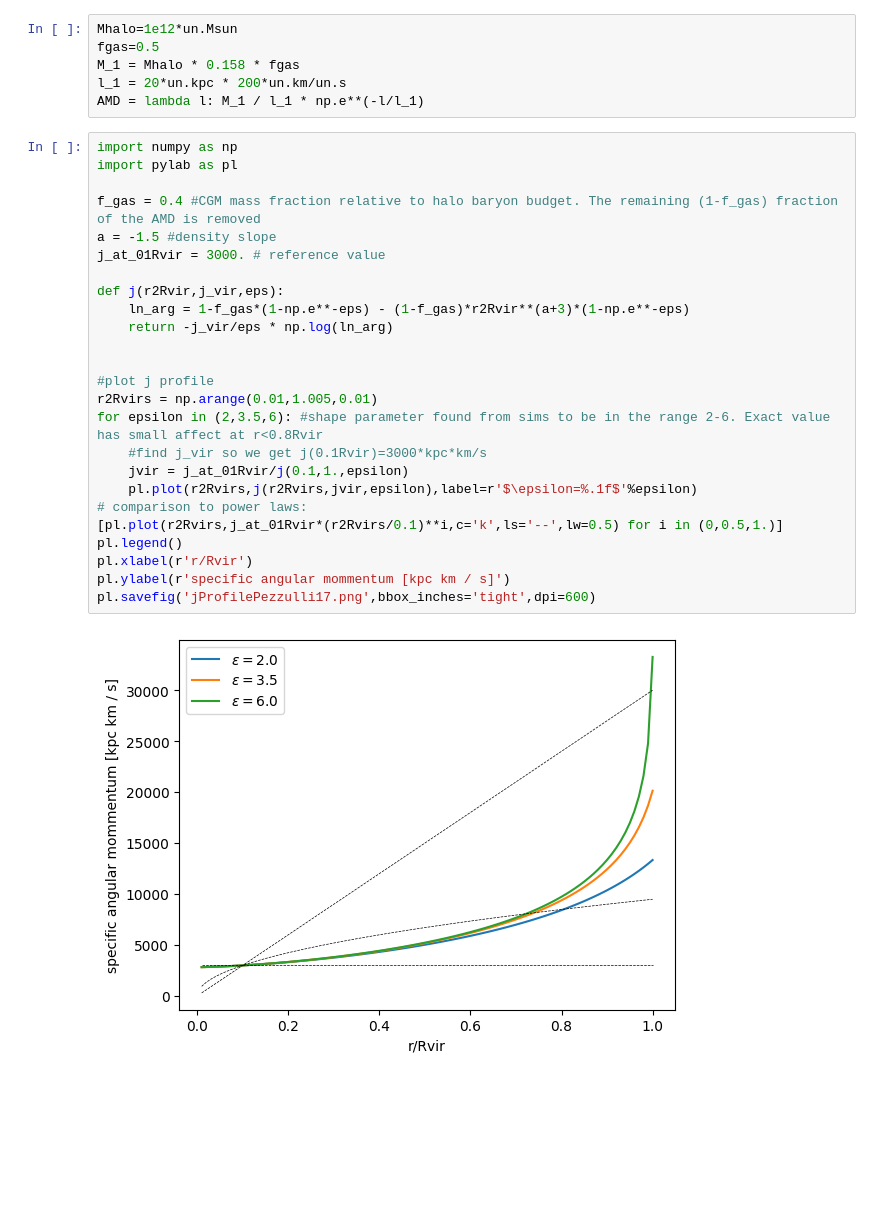
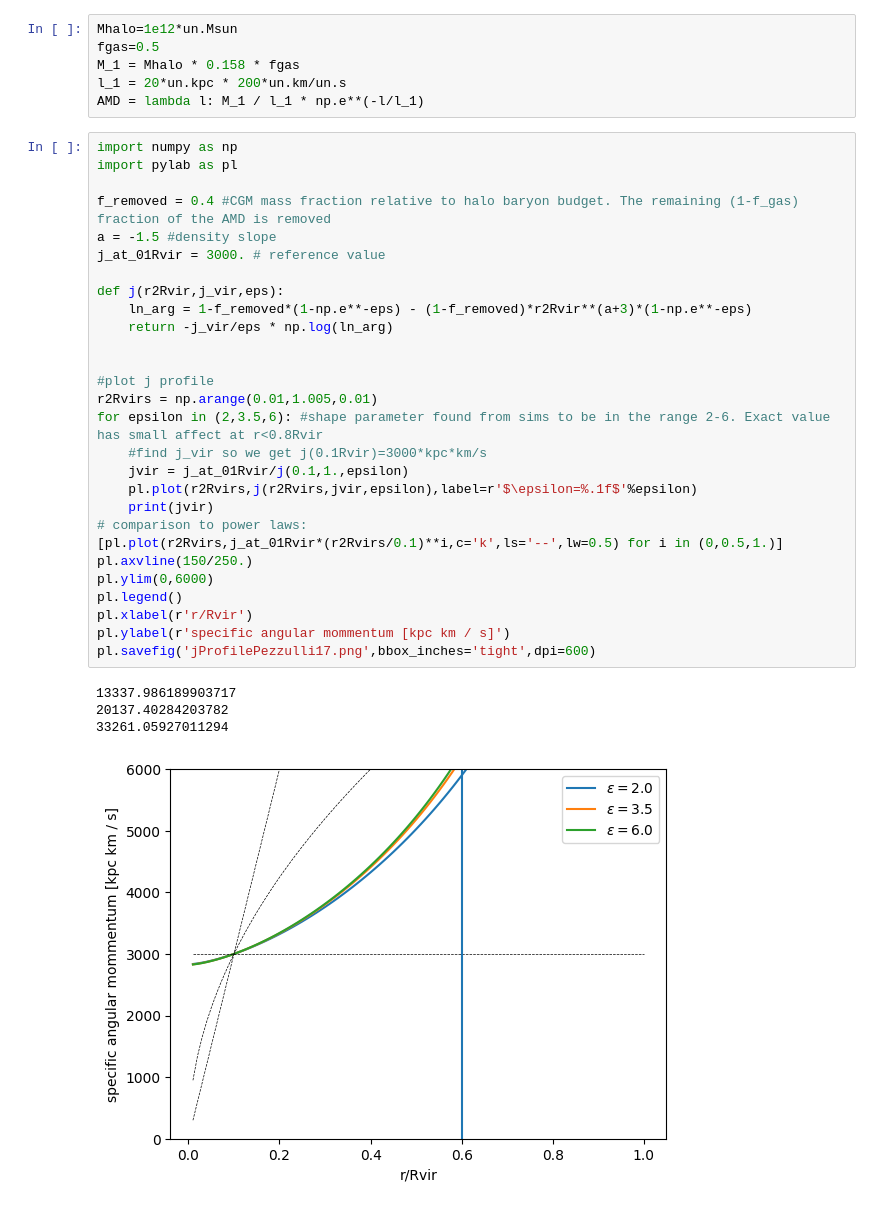
Before and after one commit to JonathanSternAstro/cgm_models, a Jupyter notebook: AMD.ipynb, the cells around one changed output. Cells and saved outputs as stored; diff of their text form; blank space fills up the shorter version.

```diff
--- a/AMD.ipynb
+++ b/AMD.ipynb
@@ -23,27 +23,33 @@ AMD = lambda l: M_1 / l_1 * np.e**(-l/l_1)
 # %%
 import numpy as np
 import pylab as pl
 
-f_gas = 0.4 #CGM mass fraction relative to halo baryon budget. The remaining (1-f_gas) fraction of the AMD is removed
+f_removed = 0.4 #CGM mass fraction relative to halo baryon budget. The remaining (1-f_gas) fraction of the AMD is removed
 a = -1.5 #density slope
 j_at_01Rvir = 3000. # reference value
 
 def j(r2Rvir,j_vir,eps):
-    ln_arg = 1-f_gas*(1-np.e**-eps) - (1-f_gas)*r2Rvir**(a+3)*(1-np.e**-eps)
+    ln_arg = 1-f_removed*(1-np.e**-eps) - (1-f_removed)*r2Rvir**(a+3)*(1-np.e**-eps)
     return -j_vir/eps * np.log(ln_arg)
 
 
 #plot j profile
 r2Rvirs = np.arange(0.01,1.005,0.01)
 for epsilon in (2,3.5,6): #shape parameter found from sims to be in the range 2-6. Exact value has small affect at r<0.8Rvir
     #find j_vir so we get j(0.1Rvir)=3000*kpc*km/s
     jvir = j_at_01Rvir/j(0.1,1.,epsilon)
     pl.plot(r2Rvirs,j(r2Rvirs,jvir,epsilon),label=r'$\epsilon=%.1f$'%epsilon)
+    print(jvir)
 # comparison to power laws:
 [pl.plot(r2Rvirs,j_at_01Rvir*(r2Rvirs/0.1)**i,c='k',ls='--',lw=0.5) for i in (0,0.5,1.)]
+pl.axvline(150/250.)
+pl.ylim(0,6000)
 pl.legend()
 pl.xlabel(r'r/Rvir')
 pl.ylabel(r'specific angular mommentum [kpc km / s]')
 pl.savefig('jProfilePezzulli17.png',bbox_inches='tight',dpi=600)
 # %% [output]
+13337.986189903717
+20137.40284203782
+33261.05927011294
-[figure, old version]
+[figure, new version]
```
Also changed, not shown: 4 other files.
